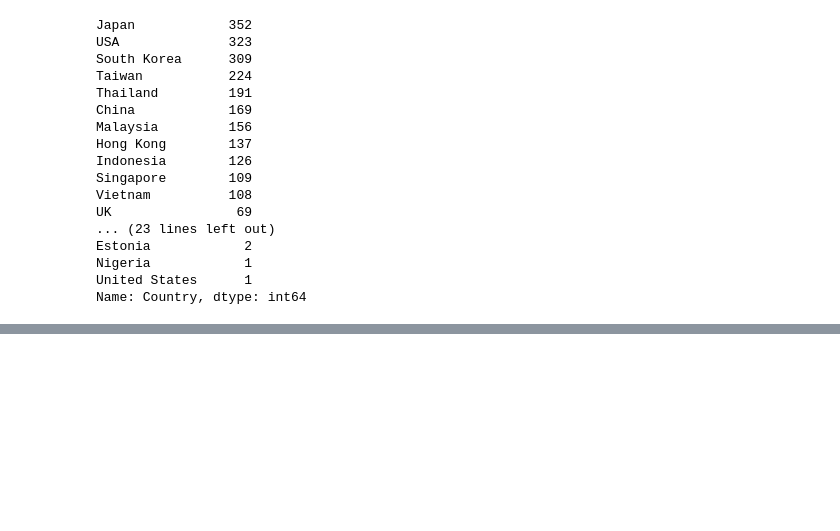
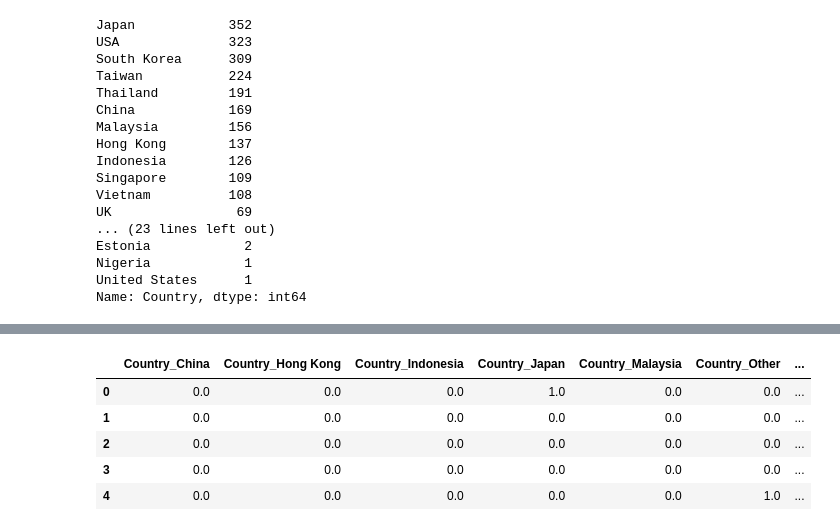
Before and after one commit to macosta2015/Neural-Networks, a Jupyter notebook: Untitled.ipynb, the cells around one changed output, grey strips where cells are left out. Saved outputs shown, nothing was run; the diff lists cells and outputs as text; code cells hidden in the pictures; blank space fills up the shorter version.

```diff
--- a/Untitled.ipynb
+++ b/Untitled.ipynb
@@ -280,0 +281,18 @@ Name: Country, dtype: int64
+# %%
+# Create the OneHotEncoder instance
+from sklearn.preprocessing import OneHotEncoder
+enc = OneHotEncoder(sparse=False)
+
+# Fit the encoder and produce encoded DataFrame
+encode_df = pd.DataFrame(enc.fit_transform(ramen_df.Country.values.reshape(-1,1)))
+
+# Rename encoded columns
+encode_df.columns = enc.get_feature_names(['Country'])
+encode_df.head()
+# %% [output]
+|  | Country_China | Country_Hong Kong | Country_Indonesia | Country_Japan | Country_Malaysia | Country_Other | ... |
+| 0 | 0.0 | 0.0 | 0.0 | 1.0 | 0.0 | 0.0 | ... |
+| 1 | 0.0 | 0.0 | 0.0 | 0.0 | 0.0 | 0.0 | ... |
+| 2 | 0.0 | 0.0 | 0.0 | 0.0 | 0.0 | 0.0 | ... |
+| 3 | 0.0 | 0.0 | 0.0 | 0.0 | 0.0 | 0.0 | ... |
+| 4 | 0.0 | 0.0 | 0.0 | 0.0 | 0.0 | 1.0 | ... |
```
Also changed, not shown: parts of 5 cells of this notebook.
